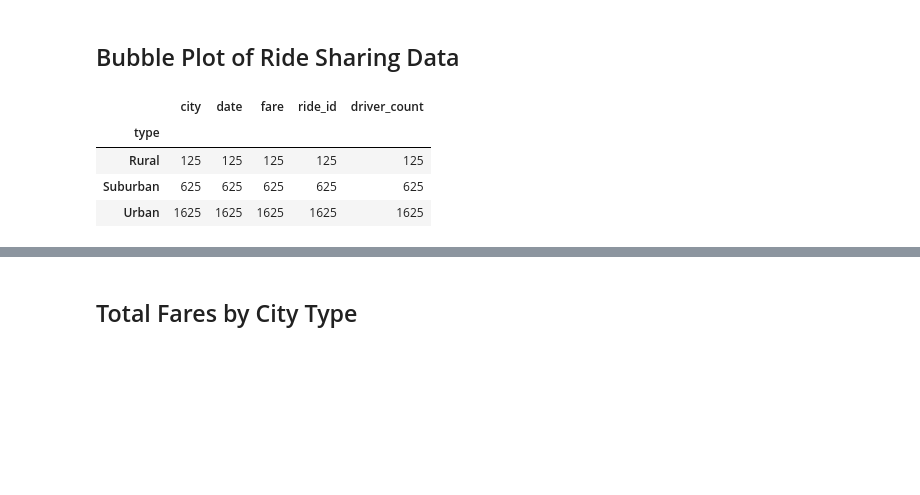
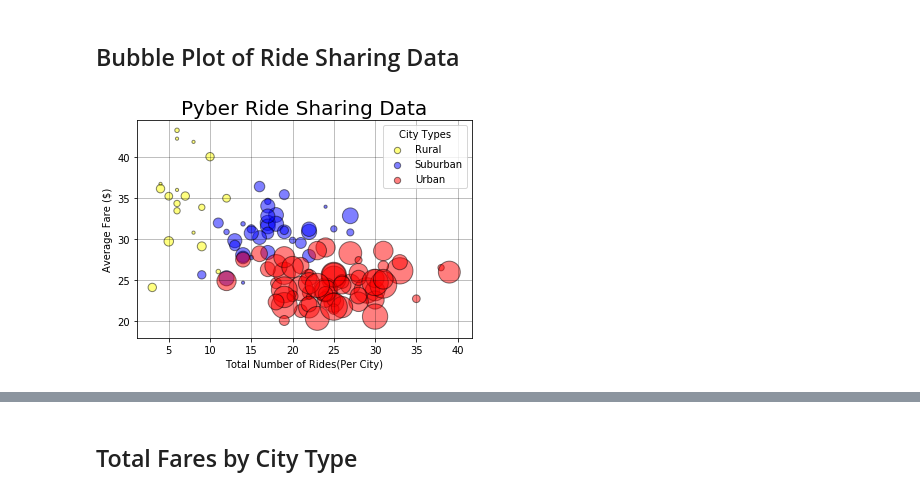
Before and after one commit to czwong/USCDataBootCamp, a Jupyter notebook: HW5/Pyber/pyber_starter.ipynb, the cells around one changed output, grey strips where cells are left out. Cells and saved outputs as stored; diff of their text form; code cells hidden in the pictures; blank space fills up the shorter version.

```diff
--- a/HW5/Pyber/pyber_starter.ipynb
+++ b/HW5/Pyber/pyber_starter.ipynb
@@ -29,10 +29,2 @@ city_ride_df.head()
 # %% [markdown]
 ## Bubble Plot of Ride Sharing Data
-# %%
-city_ride_df.groupby('type').count()
-# %% [output]
-|  | city | date | fare | ride_id | driver_count |
-| type |  |  |  |  |  |
-| Rural | 125 | 125 | 125 | 125 | 125 |
-| Suburban | 625 | 625 | 625 | 625 | 625 |
-| Urban | 1625 | 1625 | 1625 | 1625 | 1625 |
@@ -51 +31,38 @@ x_axis =
+# %%
+# Obtain the x and y coordinates for each of the three city types
+rural_x_axis = city_ride_df[city_ride_df['type']=="Rural"].groupby('city')['fare'].count()
+rural_y_axis = city_ride_df[city_ride_df['type']=="Rural"].groupby('city')['fare'].mean()
+
+suburb_x_axis = city_ride_df[city_ride_df['type']=="Suburban"].groupby('city')['fare'].count()
+suburb_y_axis = city_ride_df[city_ride_df['type']=="Suburban"].groupby('city')['fare'].mean()
+
+urban_x_axis = city_ride_df[city_ride_df['type']=="Urban"].groupby('city')['fare'].count()
+urban_y_axis = city_ride_df[city_ride_df['type']=="Urban"].groupby('city')['fare'].mean()
+
+# Build the scatter plots for each city types
+fig, ax = plt.subplots()
+ax.scatter(rural_x_axis, rural_y_axis, marker = 'o' , color = 'yellow', alpha = 0.5, edgecolor = 'black', label = 'Rural', s = driver_count_rural * 10)
+ax.scatter(suburb_x_axis, suburb_y_axis, marker = 'o', color = 'blue', alpha = 0.5, edgecolors = 'black', label = 'Suburban', s = driver_count_suburb * 10)
+ax.scatter(urban_x_axis, urban_y_axis, marker = 'o', color = 'red' , alpha = 0.5, edgecolor = 'black', label = 'Urban', s = driver_count_urban * 10)
+ax.grid(linestyle='-', linewidth='0.5', color='black', alpha = 0.5)
+
+# Incorporate the other graph properties
+plt.xlabel("Total Number of Rides(Per City)", Fontsize = 10)
+plt.ylabel("Average Fare ($)", Fontsize = 10)
+plt.title("Pyber Ride Sharing Data", Fontsize = 20)
+
+# Create a legend
+lgnd = ax.legend(title = "City Types", loc = 'best')
+for legend in lgnd.legendHandles:
+    legend.set_sizes([40])
+
+# Incorporate a text label regarding circle size
+driver_count_rural = city_ride_df[city_ride_df['type']=="Rural"].groupby('city')['driver_count'].sum()/city_ride_df[city_ride_df['type']=="Rural"].groupby('city')['driver_count'].count()
+driver_count_suburb = city_ride_df[city_ride_df['type']=="Suburban"].groupby('city')['driver_count'].sum()/city_ride_df[city_ride_df['type']=="Suburban"].groupby('city')['driver_count'].count()
+driver_count_urban = city_ride_df[city_ride_df['type']=="Urban"].groupby('city')['driver_count'].sum()/city_ride_df[city_ride_df['type']=="Urban"].groupby('city')['driver_count'].count()
+
+# Save Figure
+plt.savefig("../Images/Pyber Ride Sharing Data.png")
+# %% [output]
+[figure, added]
 # %%
```
Also changed, not shown: parts of 12 cells of this notebook, 4 other files.
